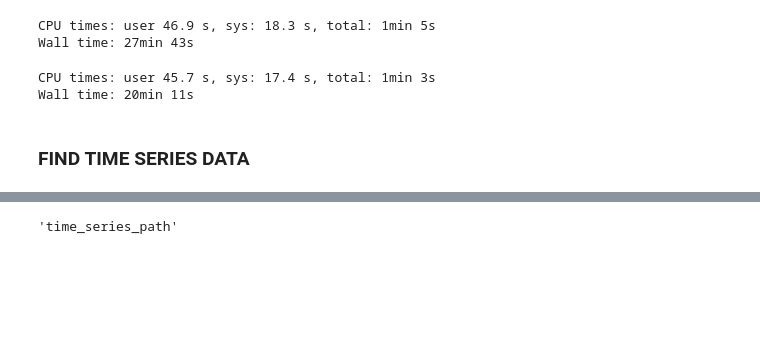
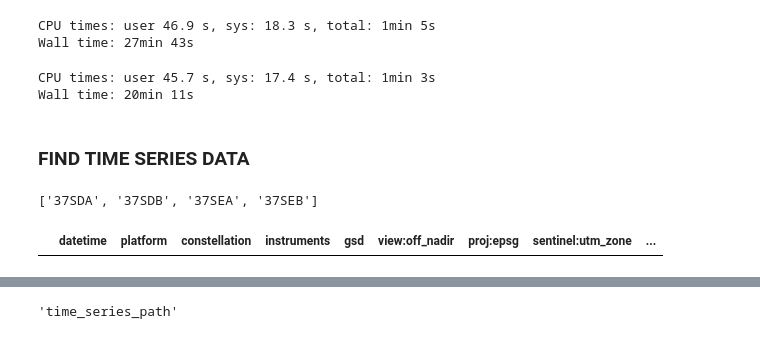
Before and after one commit to orttak/cropy, a Jupyter notebook: cropy_find_download.ipynb, the cells around one changed output, grey strips where cells are left out. Saved outputs shown, nothing was run; the diff lists cells and outputs as text; code cells hidden in the pictures; blank space fills up the shorter version.

```diff
--- a/cropy_find_download.ipynb
+++ b/cropy_find_download.ipynb
@@ -165,11 +165,21 @@ band_list=['B02','B08']
 cloud_percentage=30
 # %%
 stac_query=cpy.Stac(target_aoi=bbox,date=dates,max_cloud=cloud_percentage)
-stac_query.tiles_list=['37SDA']
-stac_query.find_time_series()
+# %%
+t_list=stac_query.create_tiles_list()
+t_list
+# %% [output]
+['37SDA', '37SDB', '37SEA', '37SEB']
+# %%
+stac_query.tiles_list=['37SDA', '37SDB', '37SEA']
+stac_query.find_time_series()
 # %%
 #cpy.Stac.show_result_list(stac_query.stac_items)
 res_df=cpy.Stac.show_result_df(items_list=stac_query.stac_items)
+# %%
+res_df[res_df['sentinel:grid_square']=='EB']
+# %% [output]
+|  | datetime | platform | constellation | instruments | gsd | view:off_nadir | proj:epsg | sentinel:utm_zone | ... |
 # %%
 res_df.head(2)
 # %% [output]
```
Also changed, not shown: parts of 2 cells of this notebook, 2 other files.
